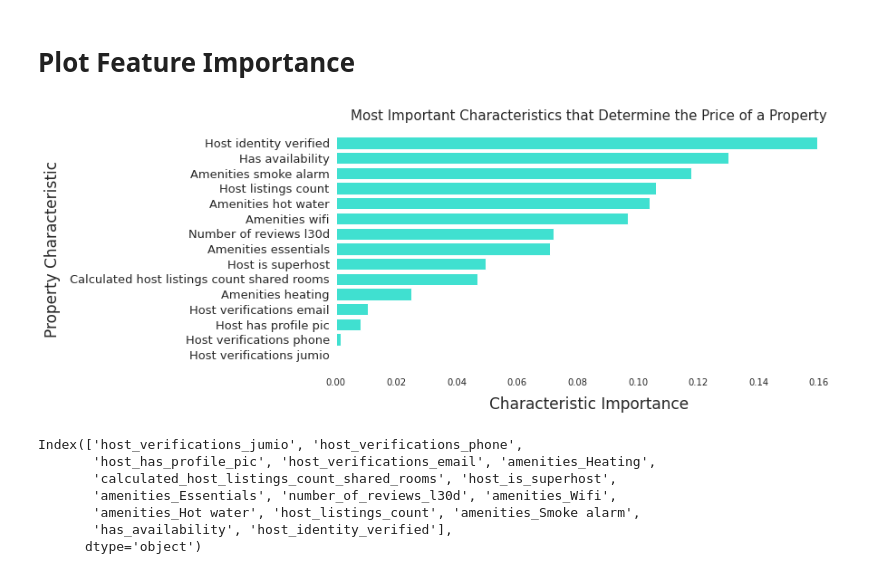
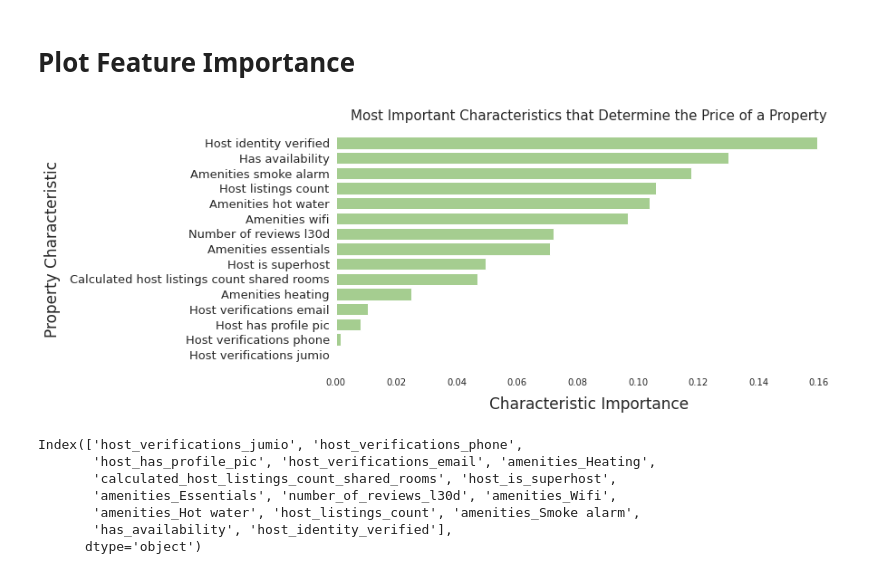
Before and after one commit to js658g/airbnb-data-analysis, a Jupyter notebook: catboost.ipynb, the cells around one changed output. Cells and saved outputs as stored; diff of their text form; code cells hidden in the pictures.

```diff
--- a/catboost.ipynb
+++ b/catboost.ipynb
@@ -159,35 +159,34 @@ RMSE Score: 73.9833
 # %%
 import seaborn as sns
 
 from matplotlib.ticker import FormatStrFormatter
 
 plt.rcParams["axes.prop_cycle"] = plt.cycler("color", sns.color_palette("crest", as_cmap=True).colors)
 
 sorted_feature_importance = model.feature_importances_.argsort()[:15]
 display_features = X_train.columns[sorted_feature_importance]
 display_features = [" ".join(f.capitalize().split("_")) for f in display_features]
 _, ax = plt.subplots(1, 1, figsize=(10, 5))
 plt.barh(
     display_features,
     model.feature_importances_[sorted_feature_importance],
-    color='turquoise'
 )
 ax.set_facecolor("white")
 ax.set_xlabel("Characteristic Importance", fontsize=17)
 ax.set_ylabel("Property Characteristic", fontsize=17)
 ax.tick_params(axis='y', which='major', labelsize=13)
 ax.xaxis.labelpad = 10
 ax.yaxis.labelpad = 10
 
 for txt in ax.texts:
     txt.set_visible(False)
 
 ax.xaxis.set_major_formatter(FormatStrFormatter('%1.2f'))
 
 plt.title("Most Important Characteristics that Determine the Price of a Property", fontsize=15)
 plt.savefig(Path("images") / "catboost.png", bbox_inches = "tight")
 # %% [output]
-[figure, old version]
+[figure, new version]
 # %%
 X_test.columns[sorted_feature_importance]
 # %% [output]
```
Also changed, not shown: parts of 2 cells of this notebook, 4 other files.
